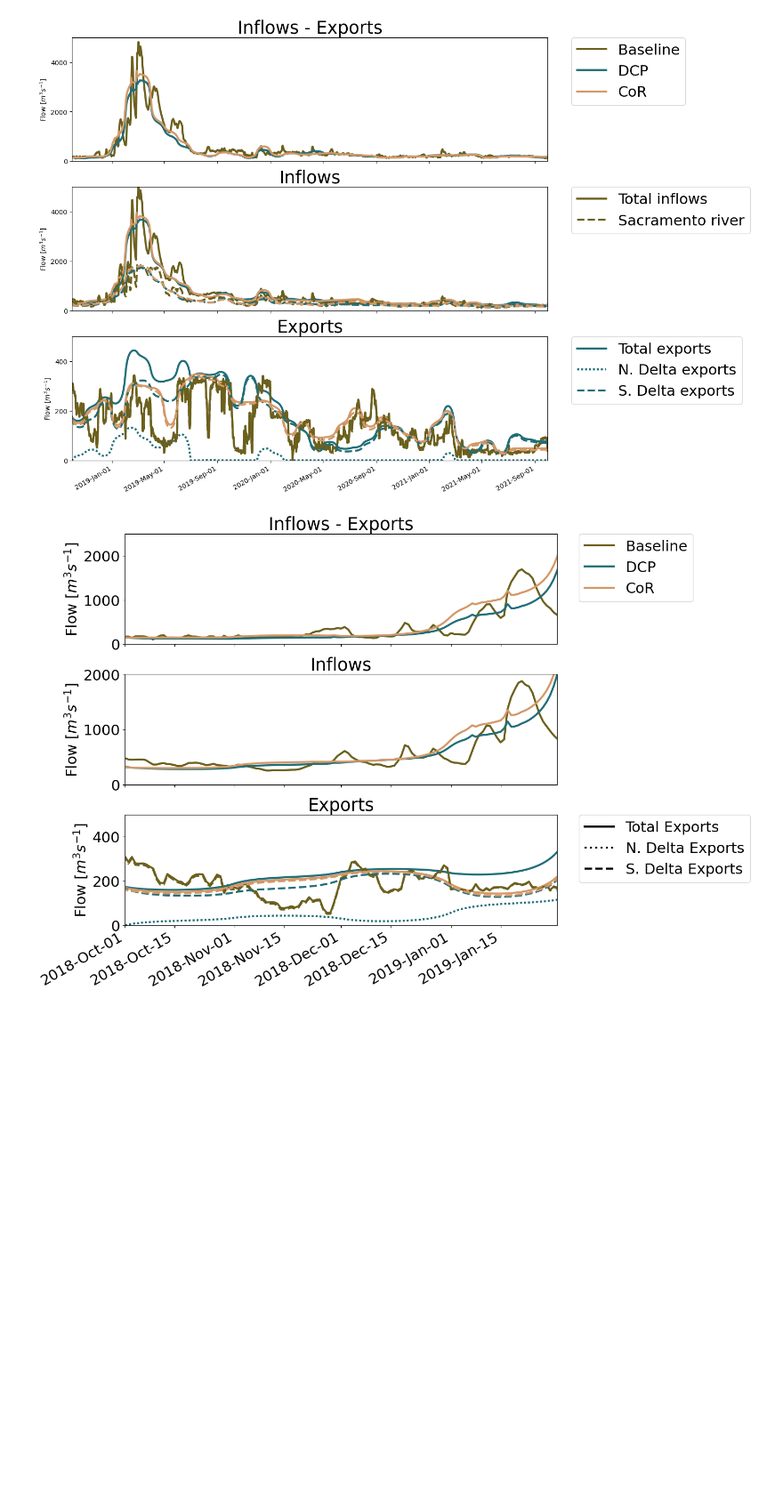
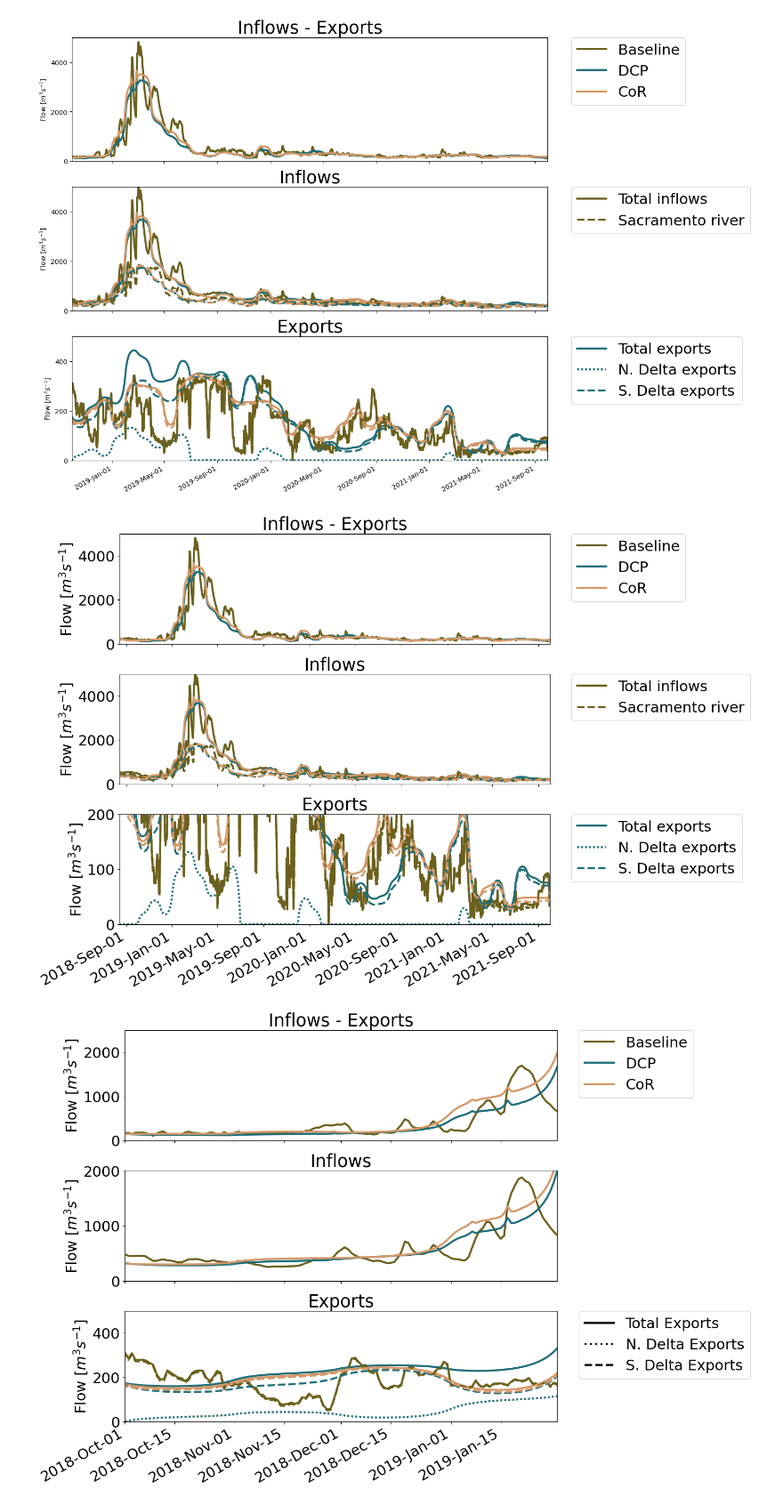
Before and after one commit to jennaisrael/Savio_scratch_back_up, a Jupyter notebook: Plotting/ch_3/scenarios_flow.ipynb, the cells around one changed output. Shown at 89% size. Drawn from its saved outputs; the diff is of its cells as text; code cells hidden in the pictures; blank space fills up the shorter version.

```diff
--- a/Plotting/ch_3/scenarios_flow.ipynb
+++ b/Plotting/ch_3/scenarios_flow.ipynb
@@ -35,6 +35,6 @@ base
 # %%
 # load the time series of tunnel exports
-dcp_sinks=pd.read_csv('/global/scratch/users/jennaisrael/scenario_files/DCP/vsink_DCP_dated_single.th',sep=r'\s+',parse_dates=["datetime"],dtype=np.float32).set_index(["datetime"])
+dcp_sinks=pd.read_csv('/global/scratch/users/jennaisrael/expanse_scenario_files/DCP/vsink_DCP_dated_single.th',sep=r'\s+',parse_dates=["datetime"],dtype=np.float32).set_index(["datetime"])
 tunnel=dcp_sinks['dcp_sink_1']*-1
 tunnel
 # %% [output]
@@ -154,6 +154,71 @@ for label in ax[2].get_xticklabels(which='major'):
 #fig.savefig('/home/jisrael/Savio_scratch_back_up/Plotting/expanse/ch_3_figures/inflows_exports_scenarios_trim_feb.png')
 # %% [output]
 [figure]
+# %%
+# zoom into the beginng of the run
+# make stacked plots
+fig, ax = plt.subplots(3,figsize=(15,10),sharex=True,layout='constrained')
+mpl.rcParams.update({'font.size': 22})
+
+ax[0].plot(base.net,label='Baseline', linewidth=3,color=cmocean.cm.tarn(1/6))
+ax[0].plot(dcp.net,label='DCP', linewidth=3,color=cmocean.cm.tarn(10/12))
+ax[0].plot(cor.net,label='CoR', linewidth=3,color=cmocean.cm.tarn(2/6))
+ax[0].set_title('Inflows - Exports')
+ax[0].set_ylabel(r'Flow [$m^3 s^{-1}$]')
+ax[0].set_xlim(pd.to_datetime("2018-10-1"),pd.to_datetime("2019-9-30"))
+ax[0].set_ylim(0,5000)
+ax[0].legend(bbox_to_anchor=(1.05, 1),
+                         loc='upper left', borderaxespad=0.)
+
+ax[1].plot(base.inf, linewidth=3,label='Total inflows',color=cmocean.cm.tarn(1/6))
+ax[1].plot(dcp.inf, linewidth=3,color=cmocean.cm.tarn(10/12))
+ax[1].plot(cor.inf, linewidth=3,color=cmocean.cm.tarn(2/6))
+
+ax[1].plot(base.sac*-1, linewidth=3,label='Sacramento river',color=cmocean.cm.tarn(1/6),linestyle='--')
+ax[1].plot(dcp.sac*-1, linewidth=3,color=cmocean.cm.tarn(10/12),linestyle='--')
+ax[1].plot(cor.sac*-1, linewidth=3,color=cmocean.cm.tarn(2/6),linestyle='--')
+
+# ax[1].plot(base.sjr*-1, linewidth=3,label='San Joaquin river',color=cmocean.cm.tarn(1/6),linestyle=(0,(1,1)))
+# ax[1].plot(dcp.sjr*-1, linewidth=3,color=cmocean.cm.tarn(10/12),linestyle=(0,(1,1)))
+# ax[1].plot(cor.sjr*-1, linewidth=3,color=cmocean.cm.tarn(2/6),linestyle=(0,(1,1)))
+
+# ax[1].plot(base.yolo*-1, linewidth=3,label='Yolo bypass',color=cmocean.cm.tarn(1/6),linestyle=(0,(1,1)))
+# ax[1].plot(dcp.yolo*-1, linewidth=3,color=cmocean.cm.tarn(10/12),linestyle=(0,(1,1)))
+# # ax[1].plot(cor.yolo*-1, linewidth=3,color=cmocean.cm.tarn(2/6),linestyle=(0,(1,1)))
+
+ax[1].legend(bbox_to_anchor=(1.05, 1),
+                         loc='upper left', borderaxespad=0.)
+ax[1].set_title('Inflows')
+ax[1].set_ylabel(r'Flow [$m^3 s^{-1}$]')
+ax[1].set_xlim(pd.to_datetime("2018-10-1"),pd.to_datetime("2019-9-30"))
+ax[1].set_ylim(0,5000)
+
+ax[2].plot(base.exports, linewidth=3,color=cmocean.cm.tarn(1/6))
+ax[2].plot(dcp.exports, linewidth=3,color=cmocean.cm.tarn(10/12),label='Total exports')
+ax[2].plot(cor.exports, linewidth=3,color=cmocean.cm.tarn(2/6))
+
+ax[2].plot(tunnel, linewidth=3,linestyle=(0,(1,1)),label='N. Delta exports',color=cmocean.cm.tarn(10/12))
+
+ax[2].plot(base.s_exports, linewidth=3,color=cmocean.cm.tarn(1/6),linestyle='--')
+ax[2].plot(dcp.s_exports, linewidth=3,color=cmocean.cm.tarn(10/12),linestyle='--',label='S. Delta exports')
+ax[2].plot(cor.s_exports, linewidth=3,color=cmocean.cm.tarn(2/6),linestyle='--')
+
+ax[2].legend(bbox_to_anchor=(1.05, 1),
+                         loc='upper left', borderaxespad=0.)
+ax[2].set_title('Exports')
+ax[2].set_ylabel(r'Flow [$m^3 s^{-1}$]')
+ax[2].set_xlim(pd.to_datetime("2018-8-14"),pd.to_datetime("2021-10-1"))
+ax[2].set_ylim(0,200)
+
+ax[2].xaxis.set_major_formatter(mdates.ConciseDateFormatter(ax[2].xaxis.get_major_locator()))
+ax[2].xaxis.set_major_formatter(mdates.DateFormatter('%Y-%b-%d'))
+    # Rotates and right-aligns the x labels so they don't crowd each other.
+for label in ax[2].get_xticklabels(which='major'):
+    label.set(rotation=30, horizontalalignment='right')
+
+#fig.savefig('/home/jisrael/Savio_scratch_back_up/Plotting/expanse/ch_3_figures/inflows_exports_scenarios_trim_feb.png')
+# %% [output]
+[figure, added]
 # %%
 # make stacked plots
 fig, ax = plt.subplots(3,figsize=(15,10),sharex=True,layout='constrained')
```
Also changed, not shown: parts of 2 cells of this notebook, 9 other files.
